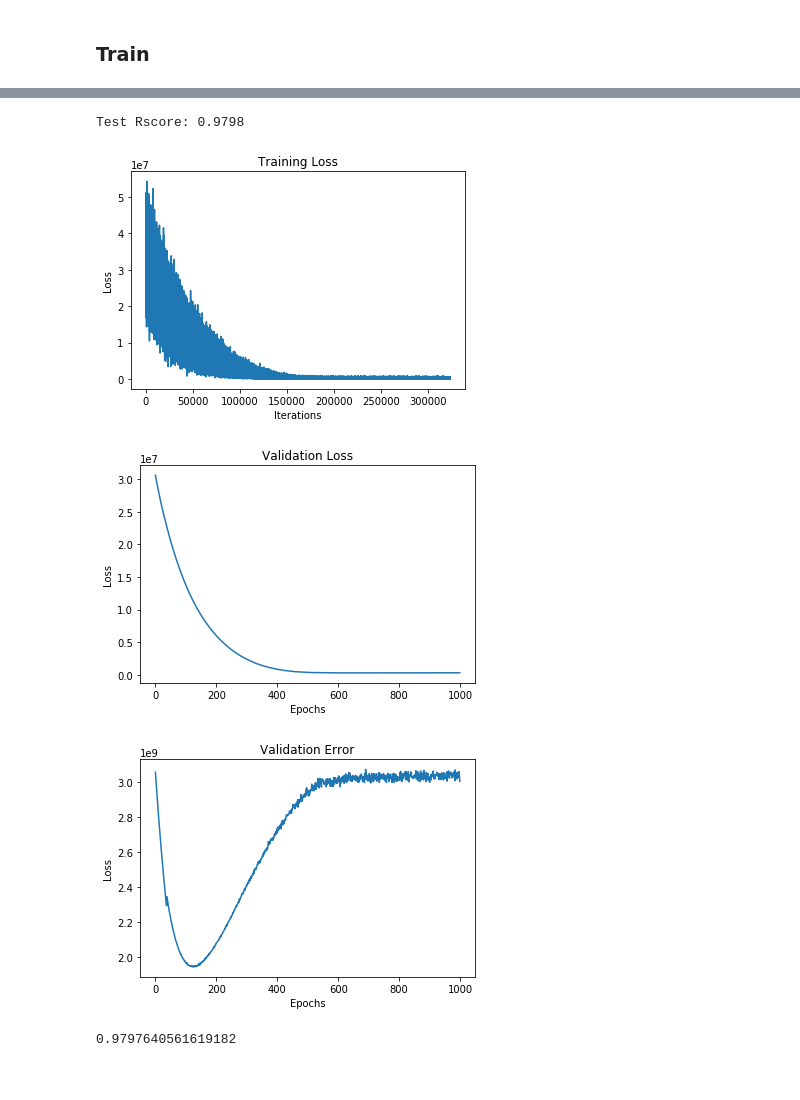
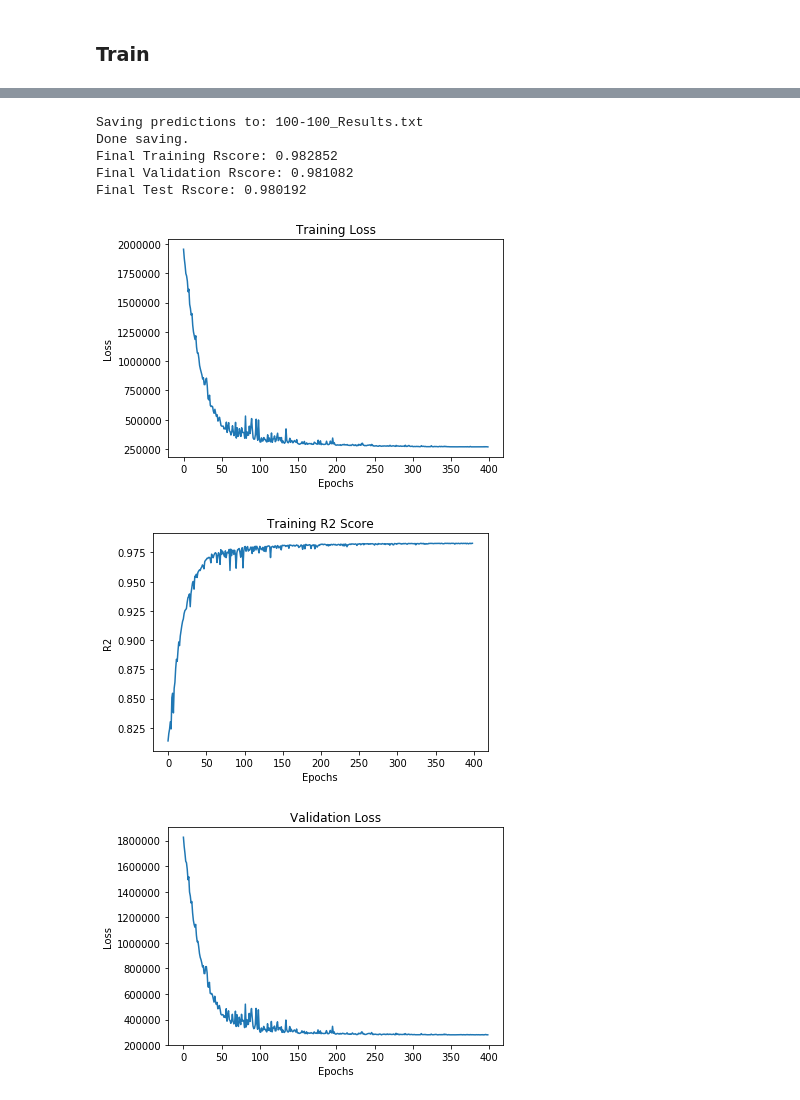
Before and after one commit to esoh/diamondClassify, a Jupyter notebook: Charley.ipynb, the cells around one changed output, grey strips where cells are left out. Cells and saved outputs as stored; diff of their text form; code cells hidden in the pictures.

```diff
--- a/Charley.ipynb
+++ b/Charley.ipynb
@@ -28,6 +28,7 @@ for d in TRAINDATA:
     AVERAGES[3] += float(d['x'])
     AVERAGES[4] += float(d['y'])
     AVERAGES[5] += float(d['z'])
+
 AVERAGES = [c/len(TRAINDATA) for c in AVERAGES]
 
 # TO ONE HOT.
@@ -48,15 +49,20 @@ def toOneHot(exDict):
 def createFeature(listDicts):
     feats = []
     for i in range(len(listDicts)):
+        if float(listDicts[i]['x']) < 10**-5 or \
+        float(listDicts[i]['y']) < 10**-5 or \
+        float(listDicts[i]['z']) < 10**-5:
+            continue
         lab = [float(listDicts[i]['price'])]
         cut,col,cla = toOneHot(listDicts[i])
         tmp = []
         tmp.append(float(listDicts[i]['carat']) - AVERAGES[0])
         tmp.append(float(listDicts[i]['depth']) - AVERAGES[1])
         tmp.append(float(listDicts[i]['table']) - AVERAGES[2])
-        tmp.append(float(listDicts[i]['x']) - AVERAGES[3])
-        tmp.append(float(listDicts[i]['y']) - AVERAGES[4])
-        tmp.append(float(listDicts[i]['z']) - AVERAGES[5])
+        tmp.append(float(listDicts[i]['x'])*float(listDicts[i]['x'])*float(listDicts[i]['x']))
+        #tmp.append(float(listDicts[i]['x']) - AVERAGES[3])
+        #tmp.append(float(listDicts[i]['y']) - AVERAGES[4])
+        #tmp.append(float(listDicts[i]['z']) - AVERAGES[5])
         feats.append(lab + cut + col + cla + tmp)
     return feats
 
@@ -70,8 +76,11 @@ testFeat = np.array(createFeature(TESTDATA))
 NUM_FEAT = len(trainFeat[0]) - 1
 LAYER_WIDTHS = [NUM_FEAT,100,100,1] #[# features, # layer1 nodes, # layer2 nodes ... ]
 
-NUM_EPOCHS = 1000
+NUM_EPOCHS = 500
 BATCH_SIZE = 100
-LR = 0.001
+LR = 0.004
+DECAY_AFTER_EPOCH = 200
+NUM_EPOCHS_TO_DECAY = 50
+DECAY = 0.5
 # %%
 ### Network architecture
@@ -220,10 +254,14 @@ Validation loss: 3002881397.2265
 Saving Model..
 Done saving model..
 # %%
-def test(net):
-    idxList = range(len(testFeat))
-    Rscore = 0.0
-    numB = 0
+def savePredictions(net,firstline,listFeats,filename):
+    print 'Saving predictions to: %s' % filename
+    preds = []
+    preds.append(firstline)
+    preds.append('Predictions | Labels\n')
+    preds.append('---------------------\n')
+
+    idxList = range(len(listFeats))
     while(len(idxList)>0):
         batchIdxs = []
         for idxz in range(BATCH_SIZE):
@@ -231,50 +269,71 @@ def test(net):
                 break
             batchIdxs.append(idxList.pop())
 
-        batch_data = testFeat[batchIdxs]
+        batch_data = listFeats[batchIdxs]
         batch_F = batch_data[:,1:]
         batch_L = batch_data[:,0]
 
         inData = torch.from_numpy(batch_F)
         inData = inData.float()
         inData = Variable(inData.cuda())
 
         label = torch.from_numpy(batch_L)
         label = label.float()
         label = Variable(label.cuda(),requires_grad=False)
 
         # forward pass
         outData = net(inData)
 
+        # get error
         outData = outData.cpu().data.numpy()
         label = label.cpu().data.numpy()
 
-        Rscore += r2_score(outData,label)
-        numB += 1
-    return Rscore/numB
+        for i in range(label.shape[0]):
+            preds.append(str(outData[i][0]) + ' ' + str(label[i]) + '\n')
 
-print 'Test Rscore: %.4f' % test(net)
+    with open(filename,'w') as f:
+        for p in preds:
+            f.write(p)
+    print 'Done saving.'
+
+# test r2 score and save results
+_,testR2 = get_L_R2(net,testFeat)
+fl = 'Final Test Rscore: ' + str(testR2) + '\n'
+savePredictions(net,fl,testFeat,'100-100_Results.txt')
+print 'Final Training Rscore: %.6f' % trainR2[-1]
+print 'Final Validation Rscore: %.6f' % valR2[-1]
+print 'Final Test Rscore: %.6f' % testR2
+
 
 plt.plot(trainLoss)
 plt.title('Training Loss')
-plt.xlabel('Iterations')
+plt.xlabel('Epochs')
 plt.ylabel('Loss')
+plt.show()
+
+plt.plot(trainR2)
+plt.title('Training R2 Score')
+plt.xlabel('Epochs')
+plt.ylabel('R2')
 plt.show()
 
 plt.plot(valLoss)
 plt.title('Validation Loss')
 plt.xlabel('Epochs')
 plt.ylabel('Loss')
 plt.show()
 
-plt.plot(valError)
-plt.title('Validation Error')
+plt.plot(valR2)
+plt.title('Validation R2 Score')
 plt.xlabel('Epochs')
-plt.ylabel('Loss')
+plt.ylabel('R2')
 plt.show()
 # %% [output]
-Test Rscore: 0.9798
+Saving predictions to: 100-100_Results.txt
+Done saving.
+Final Training Rscore: 0.982852
+Final Validation Rscore: 0.981082
+Final Test Rscore: 0.980192
-[figure, old version]
+[figure, new version]
-[figure, old version]
+[figure, new version]
-[figure, old version]
+[figure, new version]
-0.9797640561619182
```
Also changed, not shown: parts of 4 cells of this notebook, 3 other files.
